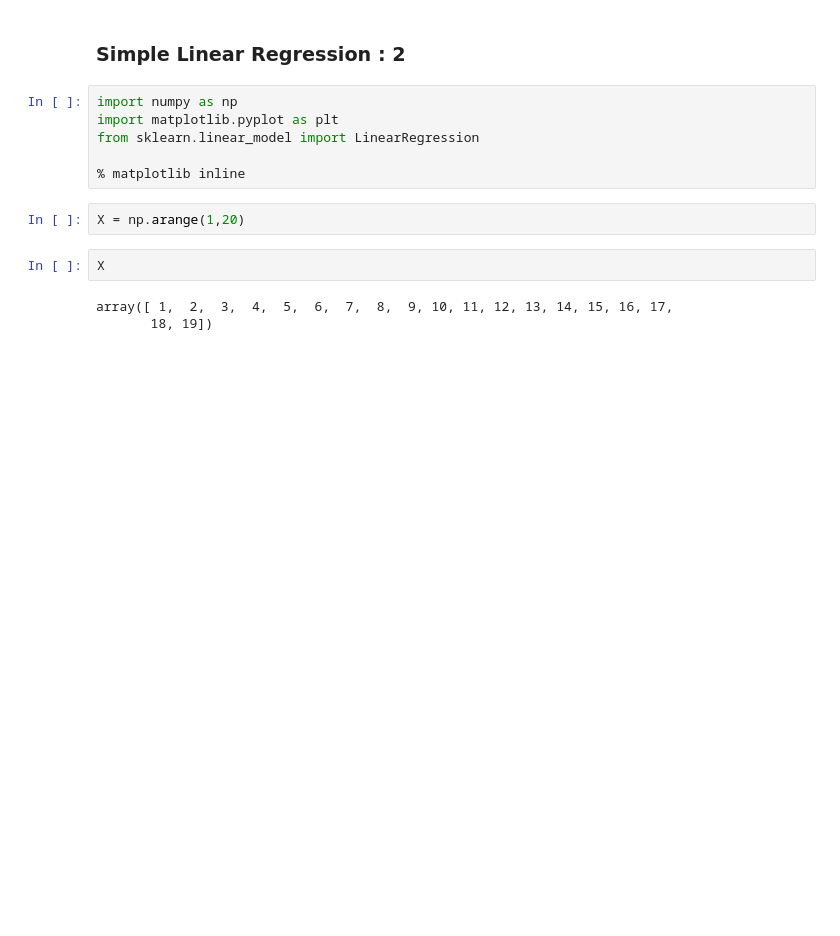
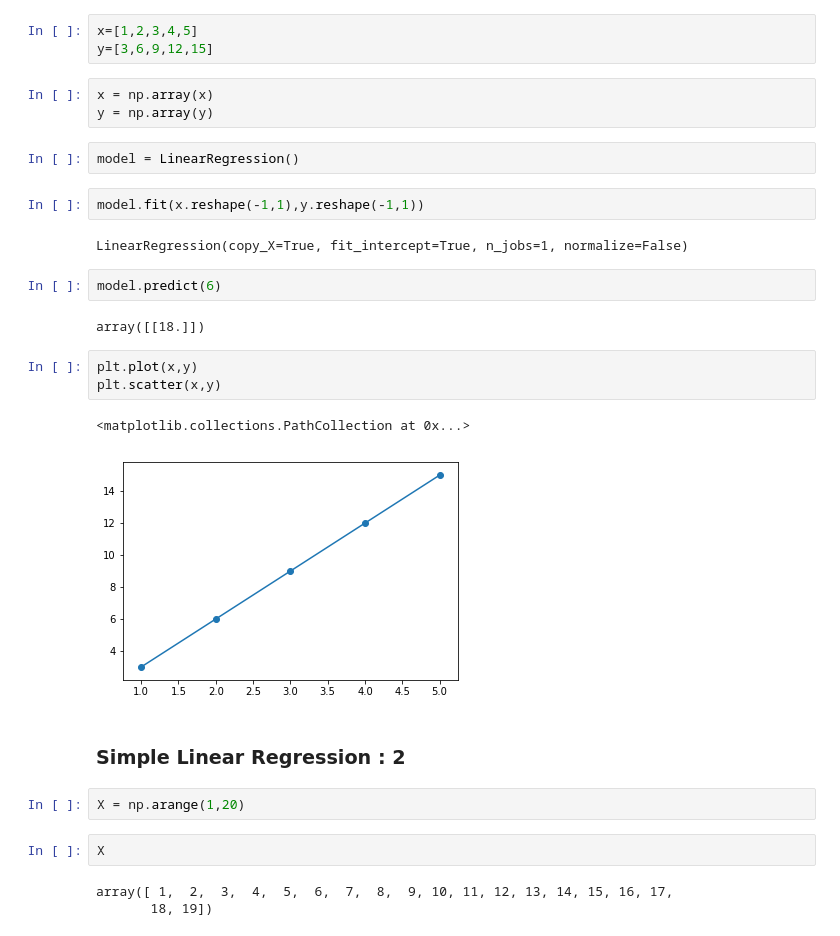
Before and after one commit to everestblogger/Machine-Learning, a Jupyter notebook: linear_regression_workshop.ipynb, the cells around one changed output. Drawn from its saved outputs; the diff is of its cells as text; blank space fills up the shorter version.

```diff
--- a/linear_regression_workshop.ipynb
+++ b/linear_regression_workshop.ipynb
@@ -1,11 +11,27 @@
+# %%
+x=[1,2,3,4,5]
+y=[3,6,9,12,15]
+# %%
+x = np.array(x)
+y = np.array(y)
+# %%
+model = LinearRegression()
+# %%
+model.fit(x.reshape(-1,1),y.reshape(-1,1))
+# %% [output]
+LinearRegression(copy_X=True, fit_intercept=True, n_jobs=1, normalize=False)
+# %%
+model.predict(6)
+# %% [output]
+array([[18.]])
+# %%
+plt.plot(x,y)
+plt.scatter(x,y)
+# %% [output]
+<matplotlib.collections.PathCollection at 0x...>
+[figure, added]
 # %% [markdown]
 ### Simple Linear Regression : 2
-# %%
-import numpy as np
-import matplotlib.pyplot as plt
-from sklearn.linear_model import LinearRegression
-
-% matplotlib inline
 # %%
 X = np.arange(1,20)
 # %%
```
Also changed, not shown: parts of 19 cells of this notebook.
